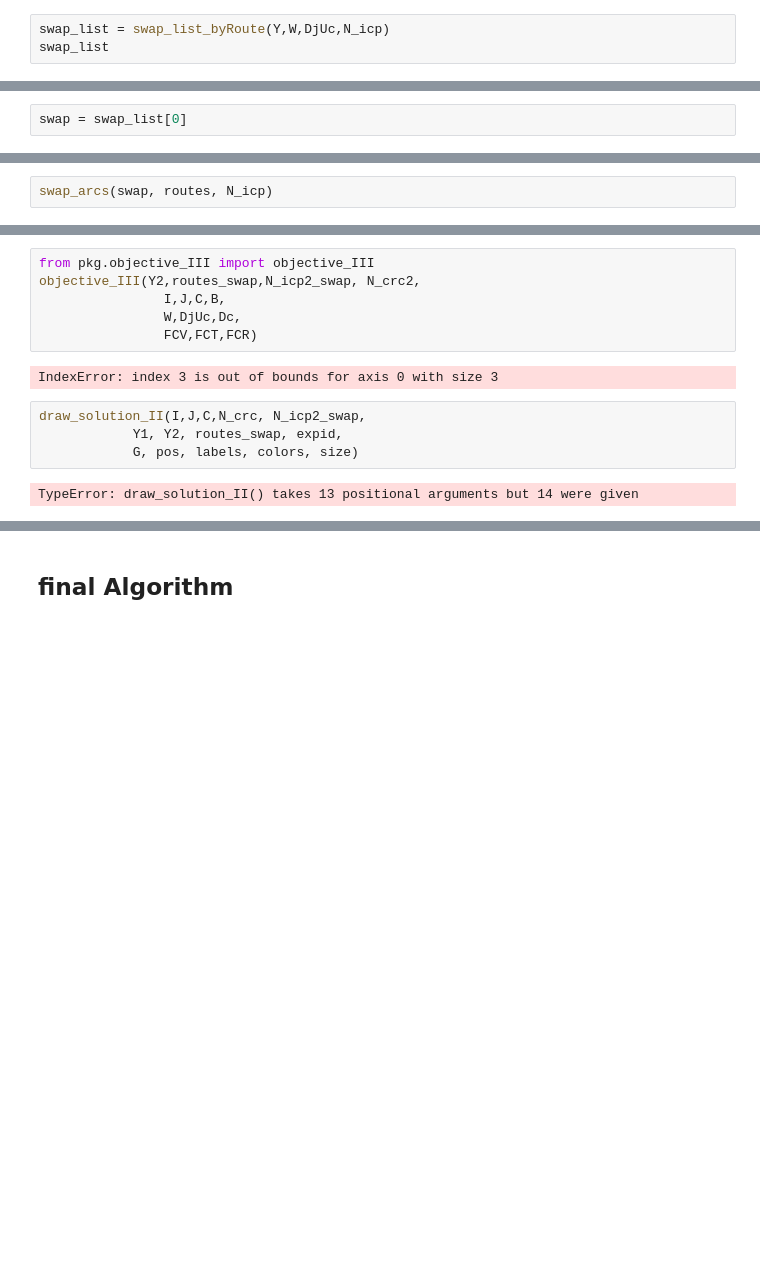
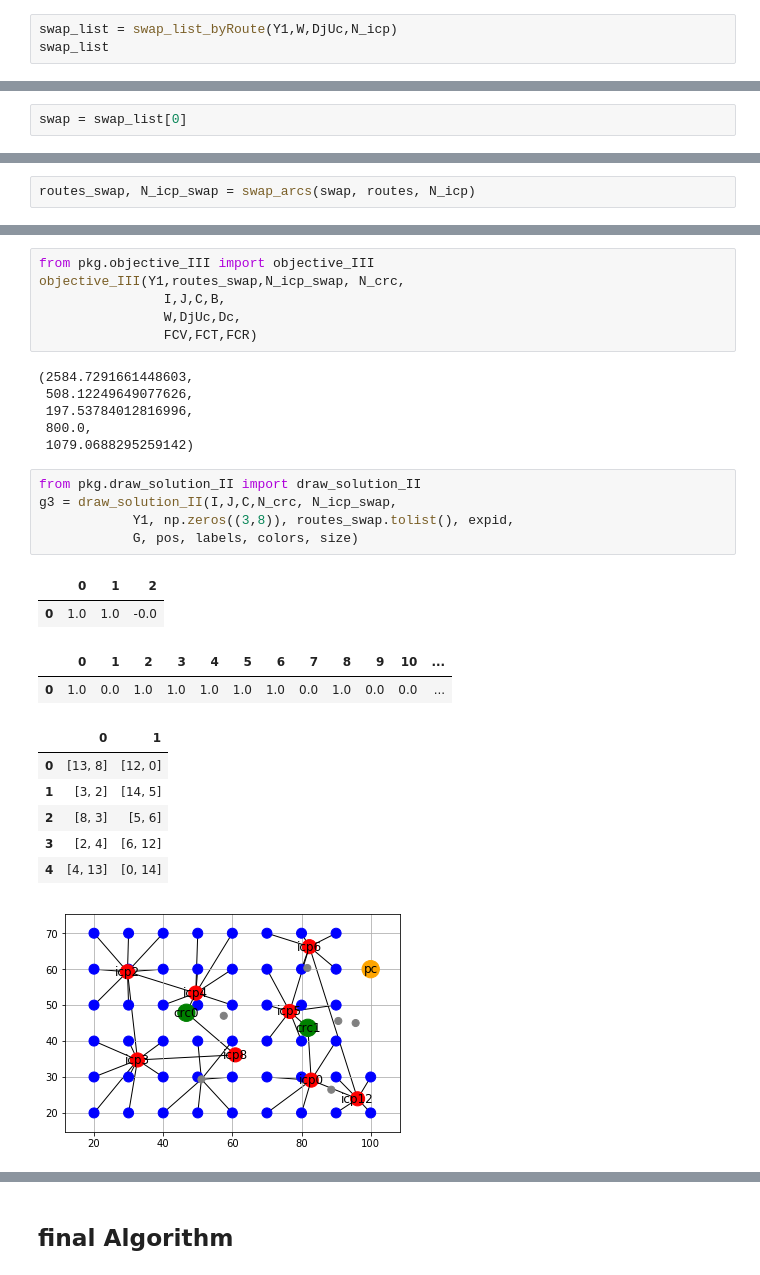
Before and after one commit to xNok/OR_location_routing_problem_study, a Jupyter notebook: NB V - Experiment 2.ipynb, the cells around one changed output, grey strips where cells are left out. Drawn from its saved outputs; the diff is of its cells as text; blank space fills up the shorter version.

```diff
--- a/NB V - Experiment 2.ipynb
+++ b/NB V - Experiment 2.ipynb
@@ -454,6 +466,6 @@ def swap_list_byRoute(Y,W,DjUc,N_icp):
                             swaps.append(([iroute,iarc],coarc[0],arc[0],j_bis))
     return swaps
 # %%
-swap_list = swap_list_byRoute(Y,W,DjUc,N_icp)
+swap_list = swap_list_byRoute(Y1,W,DjUc,N_icp)
 swap_list
 # %% [output]
@@ -501,5 +515,5 @@ def swap_arcs(swap, routes, N_icp):
 
     return routes_swap, N_icp_swap
 # %%
-swap_arcs(swap, routes, N_icp)
+routes_swap, N_icp_swap = swap_arcs(swap, routes, N_icp)
 # %% [output]
@@ -523,14 +535,29 @@ N_icp2_swap, N_icp
 # %%
 from pkg.objective_III import objective_III
-objective_III(Y2,routes_swap,N_icp2_swap, N_crc2,
+objective_III(Y1,routes_swap,N_icp_swap, N_crc,
                 I,J,C,B,
                 W,DjUc,Dc,
                 FCV,FCT,FCR)
 # %% [output]
-IndexError: index 3 is out of bounds for axis 0 with size 3
+(2584.7291661448603,
+ 508.12249649077626,
+ 197.53784012816996,
+ 800.0,
+ 1079.0688295259142)
 # %%
-draw_solution_II(I,J,C,N_crc, N_icp2_swap,
-            Y1, Y2, routes_swap, expid,
+from pkg.draw_solution_II import draw_solution_II
+g3 = draw_solution_II(I,J,C,N_crc, N_icp_swap,
+            Y1, np.zeros((3,8)), routes_swap.tolist(), expid,
             G, pos, labels, colors, size)
 # %% [output]
-TypeError: draw_solution_II() takes 13 positional arguments but 14 were given
+|  | 0 | 1 | 2 |
+| 0 | 1.0 | 1.0 | -0.0 |
+|  | 0 | 1 | 2 | 3 | 4 | 5 | 6 | 7 | 8 | 9 | 10 | ... |
+| 0 | 1.0 | 0.0 | 1.0 | 1.0 | 1.0 | 1.0 | 1.0 | 0.0 | 1.0 | 0.0 | 0.0 | ... |
+|  | 0 | 1 |
+| 0 | [13, 8] | [12, 0] |
+| 1 | [3, 2] | [14, 5] |
+| 2 | [8, 3] | [5, 6] |
+| 3 | [2, 4] | [6, 12] |
+| 4 | [4, 13] | [0, 14] |
+[figure, added]
```
Also changed, not shown: parts of 29 cells of this notebook, 13 other files.
